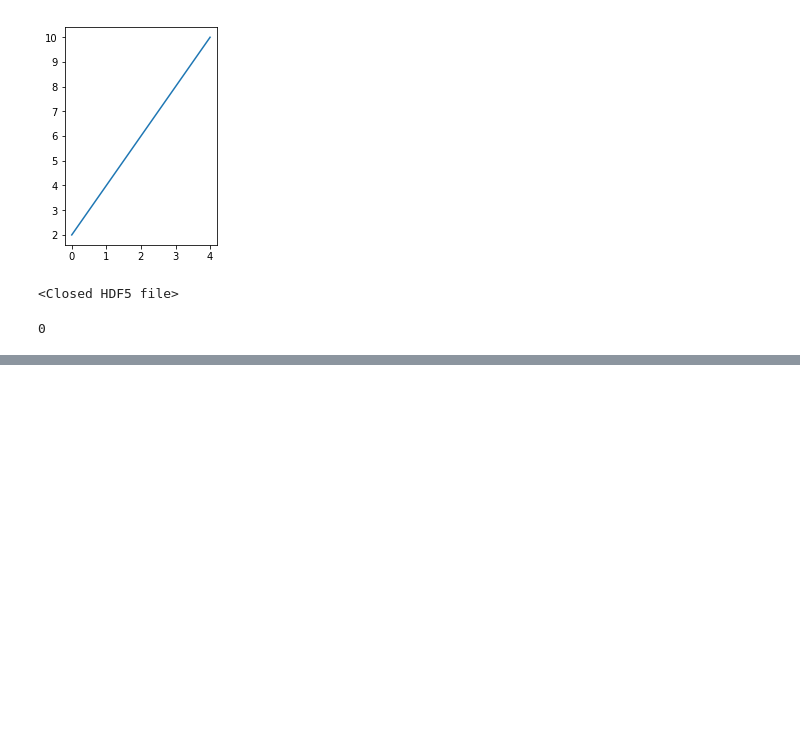
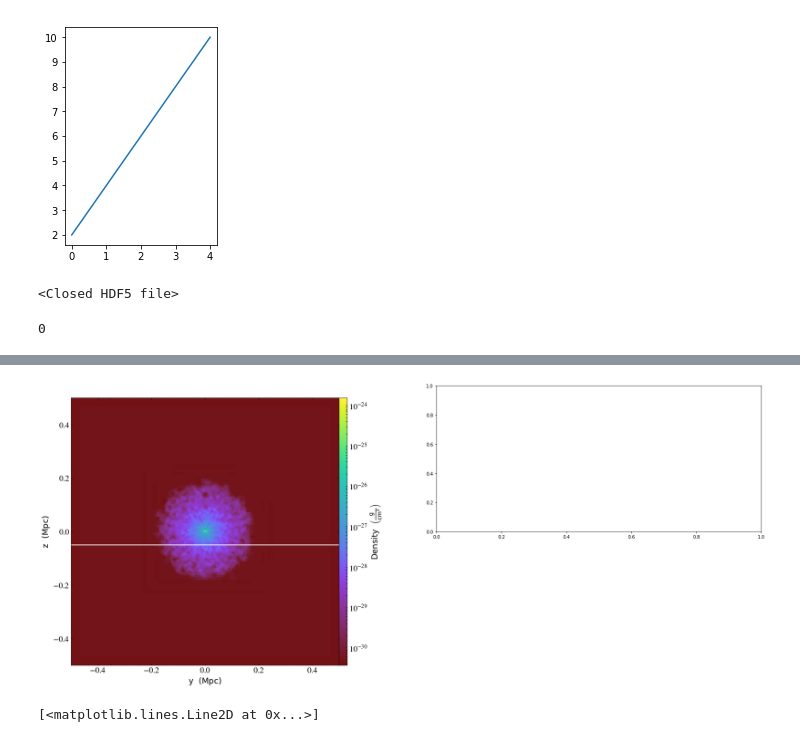
Before and after one commit to biboyd/SALSA, a Jupyter notebook: plotting_ray/slice_and_ray_playground.ipynb, the cells around one changed output, grey strips where cells are left out. Saved outputs shown, nothing was run; the diff lists cells and outputs as text; code cells hidden in the pictures; blank space fills up the shorter version.

```diff
--- a/plotting_ray/slice_and_ray_playground.ipynb
+++ b/plotting_ray/slice_and_ray_playground.ipynb
@@ -180,0 +273,3 @@ OSError: [Errno 2] No such file or directory: 'x'
+# %%
+ax = fig1.add_subplot(222)
+plt.plot(x, y)
@@ -180,0 +279,10 @@ OSError: [Errno 2] No such file or directory: 'x'
+# %%
+ax.set_position([1.2, 0.5, 1, 0.45])
+fig1
+# %% [output]
+[figure, added]
+# %%
+ax2 = fig1.add_subplot(224)
+ax2.plot(x, y)
+# %% [output]
+[<matplotlib.lines.Line2D at 0x...>]
```
Also changed, not shown: parts of 33 cells of this notebook, 1 other file.
